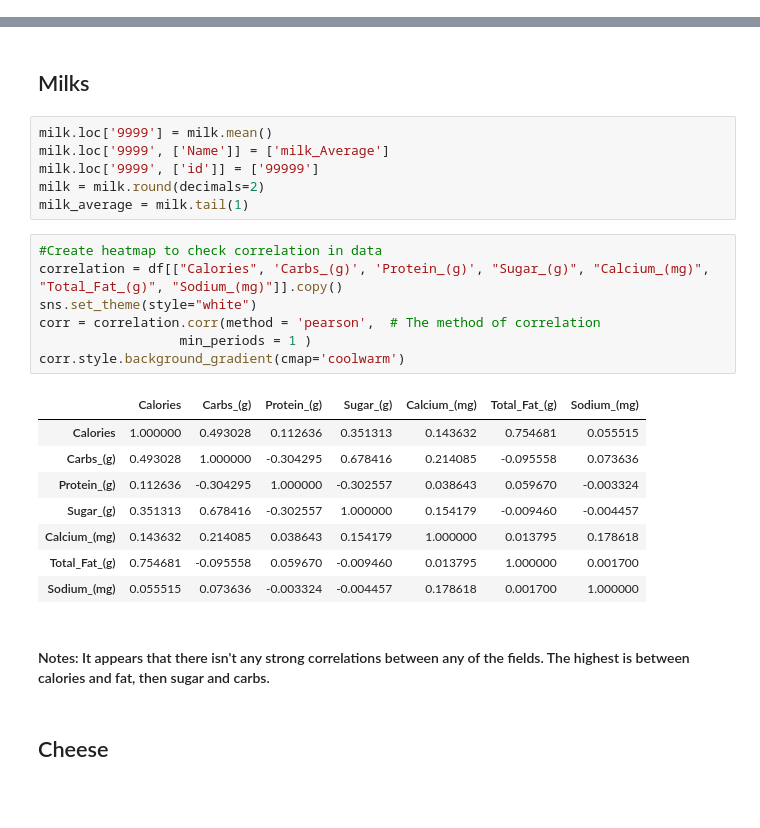
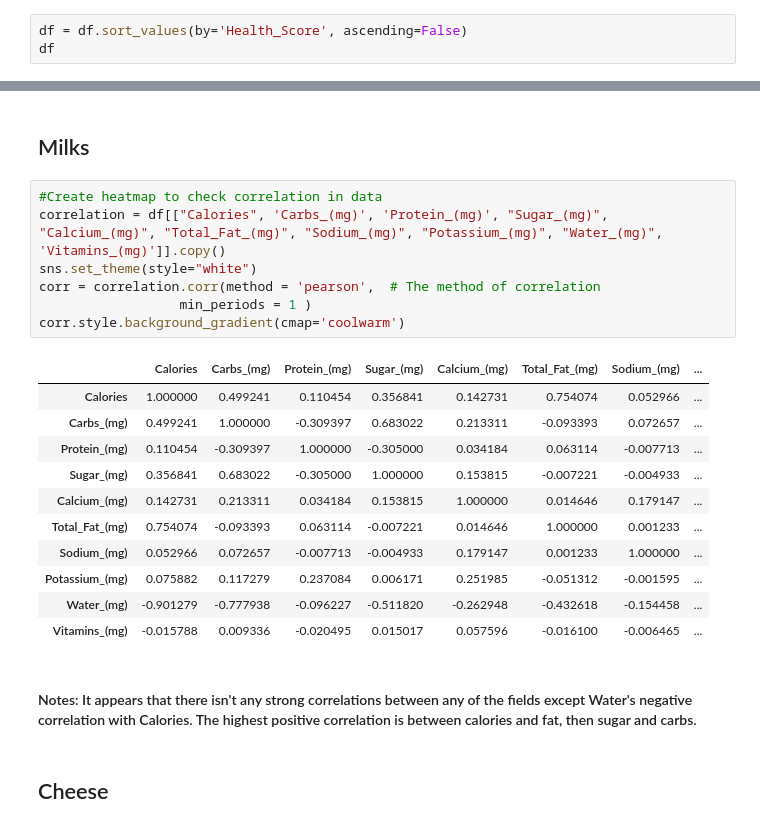
Before and after one commit to Dylanbbenson/Food_Nutrition_Analysis, a Jupyter notebook: Food_Nutrition_Analysis.ipynb, the cells around one changed output, grey strips where cells are left out. Saved outputs shown, nothing was run; the diff lists cells and outputs as text; blank space fills up the shorter version.

```diff
--- a/Food_Nutrition_Analysis.ipynb
+++ b/Food_Nutrition_Analysis.ipynb
@@ -68,0 +82,3 @@ plt.show()
+# %%
+df = df.sort_values(by='Health_Score', ascending=False)
+df
@@ -69,29 +99,26 @@ plt.show()
 # %% [markdown]
 ## Milks
-# %%
-milk.loc['9999'] = milk.mean()
-milk.loc['9999', ['Name']] = ['milk_Average']
-milk.loc['9999', ['id']] = ['99999']
-milk = milk.round(decimals=2)
-milk_average = milk.tail(1)
 # %%
 #Create heatmap to check correlation in data
-correlation = df[["Calories", 'Carbs_(g)', 'Protein_(g)', "Sugar_(g)", "Calcium_(mg)", "Total_Fat_(g)", "Sodium_(mg)"]].copy()
+correlation = df[["Calories", 'Carbs_(mg)', 'Protein_(mg)', "Sugar_(mg)", "Calcium_(mg)", "Total_Fat_(mg)", "Sodium_(mg)", "Potassium_(mg)", "Water_(mg)", 'Vitamins_(mg)']].copy()
 sns.set_theme(style="white")
 corr = correlation.corr(method = 'pearson',  # The method of correlation
                   min_periods = 1 )
 corr.style.background_gradient(cmap='coolwarm')
 # %% [output]
-|  | Calories | Carbs_(g) | Protein_(g) | Sugar_(g) | Calcium_(mg) | Total_Fat_(g) | Sodium_(mg) |
-| Calories | 1.000000 | 0.493028 | 0.112636 | 0.351313 | 0.143632 | 0.754681 | 0.055515 |
-| Carbs_(g) | 0.493028 | 1.000000 | -0.304295 | 0.678416 | 0.214085 | -0.095558 | 0.073636 |
-| Protein_(g) | 0.112636 | -0.304295 | 1.000000 | -0.302557 | 0.038643 | 0.059670 | -0.003324 |
-| Sugar_(g) | 0.351313 | 0.678416 | -0.302557 | 1.000000 | 0.154179 | -0.009460 | -0.004457 |
-| Calcium_(mg) | 0.143632 | 0.214085 | 0.038643 | 0.154179 | 1.000000 | 0.013795 | 0.178618 |
-| Total_Fat_(g) | 0.754681 | -0.095558 | 0.059670 | -0.009460 | 0.013795 | 1.000000 | 0.001700 |
-| Sodium_(mg) | 0.055515 | 0.073636 | -0.003324 | -0.004457 | 0.178618 | 0.001700 | 1.000000 |
+|  | Calories | Carbs_(mg) | Protein_(mg) | Sugar_(mg) | Calcium_(mg) | Total_Fat_(mg) | Sodium_(mg) | ... |
+| Calories | 1.000000 | 0.499241 | 0.110454 | 0.356841 | 0.142731 | 0.754074 | 0.052966 | ... |
+| Carbs_(mg) | 0.499241 | 1.000000 | -0.309397 | 0.683022 | 0.213311 | -0.093393 | 0.072657 | ... |
+| Protein_(mg) | 0.110454 | -0.309397 | 1.000000 | -0.305000 | 0.034184 | 0.063114 | -0.007713 | ... |
+| Sugar_(mg) | 0.356841 | 0.683022 | -0.305000 | 1.000000 | 0.153815 | -0.007221 | -0.004933 | ... |
+| Calcium_(mg) | 0.142731 | 0.213311 | 0.034184 | 0.153815 | 1.000000 | 0.014646 | 0.179147 | ... |
+| Total_Fat_(mg) | 0.754074 | -0.093393 | 0.063114 | -0.007221 | 0.014646 | 1.000000 | 0.001233 | ... |
+| Sodium_(mg) | 0.052966 | 0.072657 | -0.007713 | -0.004933 | 0.179147 | 0.001233 | 1.000000 | ... |
+| Potassium_(mg) | 0.075882 | 0.117279 | 0.237084 | 0.006171 | 0.251985 | -0.051312 | -0.001595 | ... |
+| Water_(mg) | -0.901279 | -0.777938 | -0.096227 | -0.511820 | -0.262948 | -0.432618 | -0.154458 | ... |
+| Vitamins_(mg) | -0.015788 | 0.009336 | -0.020495 | 0.015017 | 0.057596 | -0.016100 | -0.006465 | ... |
 # %% [markdown]
-#### Notes: It appears that there isn't any strong correlations between any of the fields. The highest is between calories and fat, then sugar and carbs.
+#### Notes: It appears that there isn't any strong correlations between any of the fields except Water's negative correlation with Calories. The highest positive correlation is between calories and fat, then sugar and carbs.
 # %% [markdown]
 ## Cheese
 # %%
```
Also changed, not shown: parts of 24 cells of this notebook, 1 other file.
